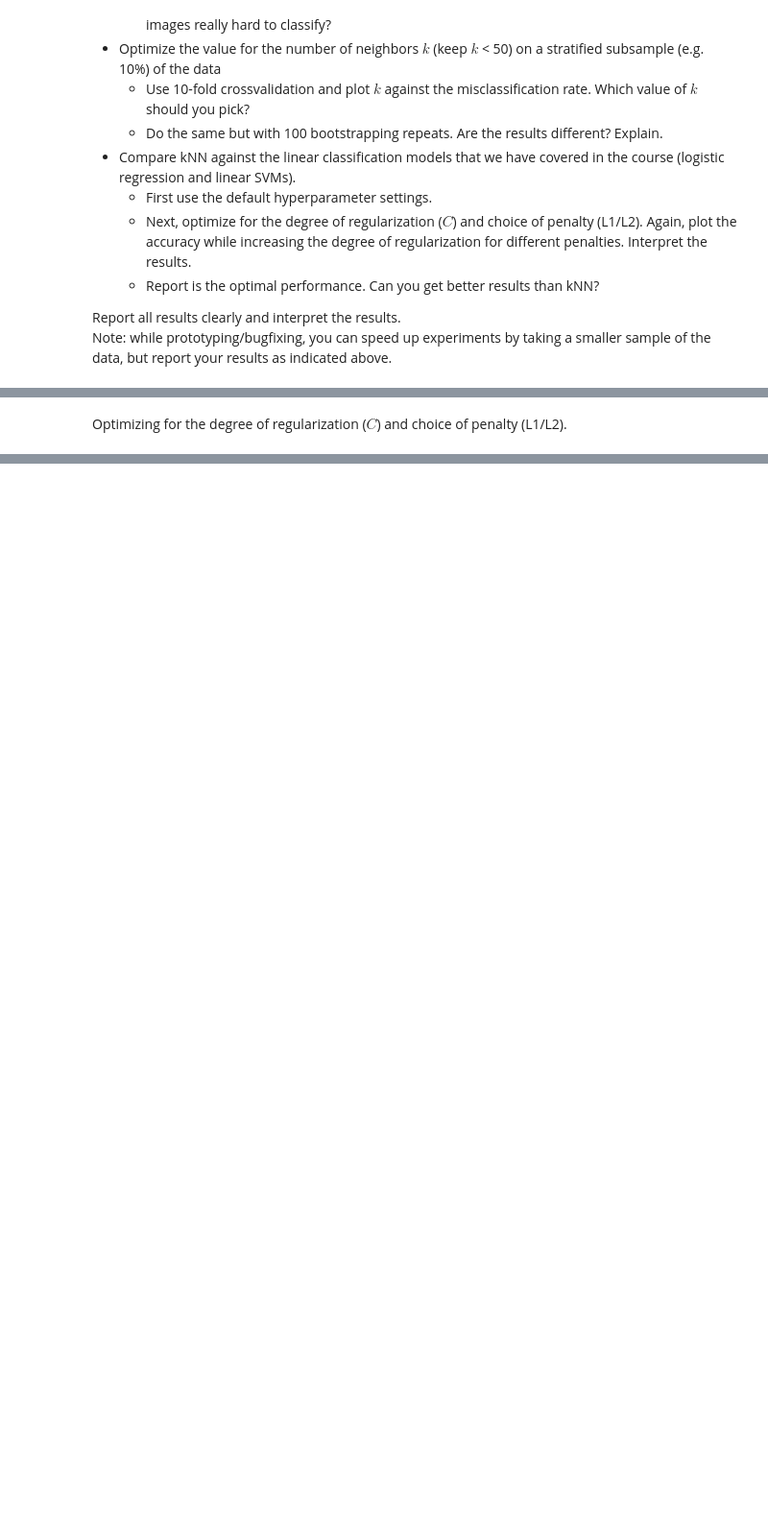
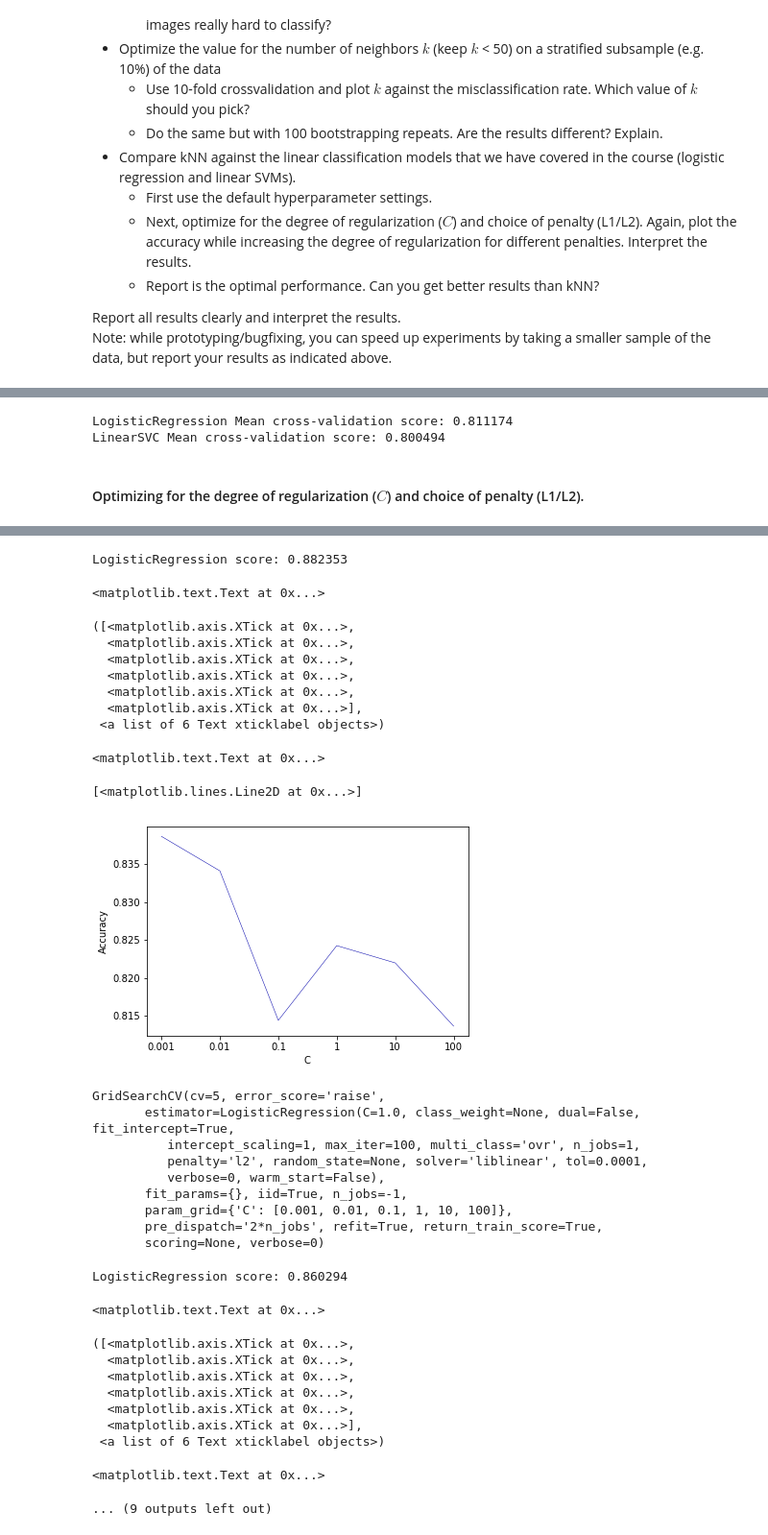
Before and after one commit to surajiyer/Machine-learning, a Jupyter notebook: A1-Iyer-Chen.ipynb, the cells around one changed output, grey strips where cells are left out. Shown at 96% size. Cells and saved outputs as stored; diff of their text form; code cells hidden in the pictures; blank space fills up the shorter version.

```diff
--- a/A1-Iyer-Chen.ipynb
+++ b/A1-Iyer-Chen.ipynb
@@ -91,7 +89,7 @@ X_train, _, y_train, _ = train_test_split(X, y, stratify=y, train_size=.1, rando
 for n_neighbors in k:
     # build the model
     clf = neighbors.KNeighborsClassifier(n_neighbors=n_neighbors)
-    scores = cross_val_score(clf, X_train, y_train, cv=10)
+    scores = cross_val_score(clf, X_train, y_train, cv=10, n_jobs=-1)
     misc_rate.append(1.-np.mean(scores))
 
 # plot the data
@@ -121,7 +119,7 @@ X_train, _, y_train, _ = train_test_split(X, y, stratify=y, train_size=.1, rando
 for n_neighbors in k:
     # build the model
     clf = neighbors.KNeighborsClassifier(n_neighbors=n_neighbors)
-    scores = cross_val_score(clf, X_train, y_train, cv=sss)
+    scores = cross_val_score(clf, X_train, y_train, cv=sss, n_jobs=-1)
     misc_rate.append(1-np.mean(scores))
 
 # plot the data
@@ -148,2 +137,44 @@ print('LogisticRegression score: %f' % logistic.fit(X_train, y_train).score(X_te
+# %%
+from sklearn.linear_model import LogisticRegression
+from sklearn.svm import LinearSVC
+from sklearn.model_selection import train_test_split, cross_val_score
+
+# Get 10% of the data
+X_train, _, y_train, _ = train_test_split(X, y, stratify=y, train_size=.1, random_state=66)
+
+# Build the models
+logistic, svc = LogisticRegression(), LinearSVC()
+# logistic_model, svc_model = logistic.fit(X_train, y_train), svc.fit(X_train, y_train)
+# print('LogisticRegression score: %f' % logistic_model.score(X_test, y_test))
+# print('LinearSVC score: %f' % svc_model.score(X_test, y_test))
+
+for clf in [logistic, svc]:
+    scores = cross_val_score(clf, X_train, y_train, cv=10, n_jobs=-1)
+    print('%s Mean cross-validation score: %f' % (clf.__class__.__name__, np.mean(scores)))
+# %% [output]
+LogisticRegression Mean cross-validation score: 0.811174
+LinearSVC Mean cross-validation score: 0.800494
 # %% [markdown]
-Optimizing for the degree of regularization ($C$) and choice of penalty (L1/L2).
+#### Optimizing for the degree of regularization ($C$) and choice of penalty (L1/L2).
+# %%
+from sklearn.linear_model import LogisticRegression
+from sklearn.svm import LinearSVC
+from sklearn.model_selection import train_test_split, cross_val_score, GridSearchCV
+
+X_train, X_test, y_train, y_test = train_test_split(X, y, stratify=y, train_size=.66, random_state=66)
+
+# Build the models
+logistic_l1, logistic_l2, svc = LogisticRegression(penalty='l1'), LogisticRegression(penalty='l2'), LinearSVC()
+param_grid = { 'C': [0.001, 0.01, 0.1, 1, 10, 100] }
+
+for clf in [logistic_l1, logistic_l2, svc]:
+    grid_search = GridSearchCV(clf, param_grid, cv=5, n_jobs=-1)
+    grid_search.fit(X_train, y_train)
+    score = grid_search.score(X_test, y_test)
+    print('%s score: %f' % (clf.__class__.__name__, score))
+    plt.xlabel('C')
+    plt.xticks(np.arange(len(param_grid['C'])), param_grid['C'])
+    plt.ylabel('Accuracy')
+    plt.plot(np.arange(len(param_grid['C'])), grid_search.cv_results_['mean_test_score'])
+    plt.show()
+# %% [output]
@@ -150,3 +190,35 @@ Optimizing for the degree of regularization ($C$) and choice of penalty (L1/L2).
+LogisticRegression score: 0.882353
+<matplotlib.text.Text at 0x...>
+([<matplotlib.axis.XTick at 0x...>,
+  <matplotlib.axis.XTick at 0x...>,
+  <matplotlib.axis.XTick at 0x...>,
+  <matplotlib.axis.XTick at 0x...>,
+  <matplotlib.axis.XTick at 0x...>,
+  <matplotlib.axis.XTick at 0x...>],
+ <a list of 6 Text xticklabel objects>)
+<matplotlib.text.Text at 0x...>
+[<matplotlib.lines.Line2D at 0x...>]
+[figure, added]
+GridSearchCV(cv=5, error_score='raise',
+       estimator=LogisticRegression(C=1.0, class_weight=None, dual=False, fit_intercept=True,
+          intercept_scaling=1, max_iter=100, multi_class='ovr', n_jobs=1,
+          penalty='l2', random_state=None, solver='liblinear', tol=0.0001,
+          verbose=0, warm_start=False),
+       fit_params={}, iid=True, n_jobs=-1,
+       param_grid={'C': [0.001, 0.01, 0.1, 1, 10, 100]},
+       pre_dispatch='2*n_jobs', refit=True, return_train_score=True,
+       scoring=None, verbose=0)
+LogisticRegression score: 0.860294
+<matplotlib.text.Text at 0x...>
+([<matplotlib.axis.XTick at 0x...>,
+  <matplotlib.axis.XTick at 0x...>,
+  <matplotlib.axis.XTick at 0x...>,
+  <matplotlib.axis.XTick at 0x...>,
+  <matplotlib.axis.XTick at 0x...>,
+  <matplotlib.axis.XTick at 0x...>],
+ <a list of 6 Text xticklabel objects>)
+<matplotlib.text.Text at 0x...>
+... (9 outputs left out)
 # %% [markdown]
 ## Model selection (4 points (2+2))
 Study how RandomForest hyperparameters interact on the Ionosphere dataset (OpenML ID 59).
```
Also changed, not shown: parts of 33 cells of this notebook, 32 other files.
